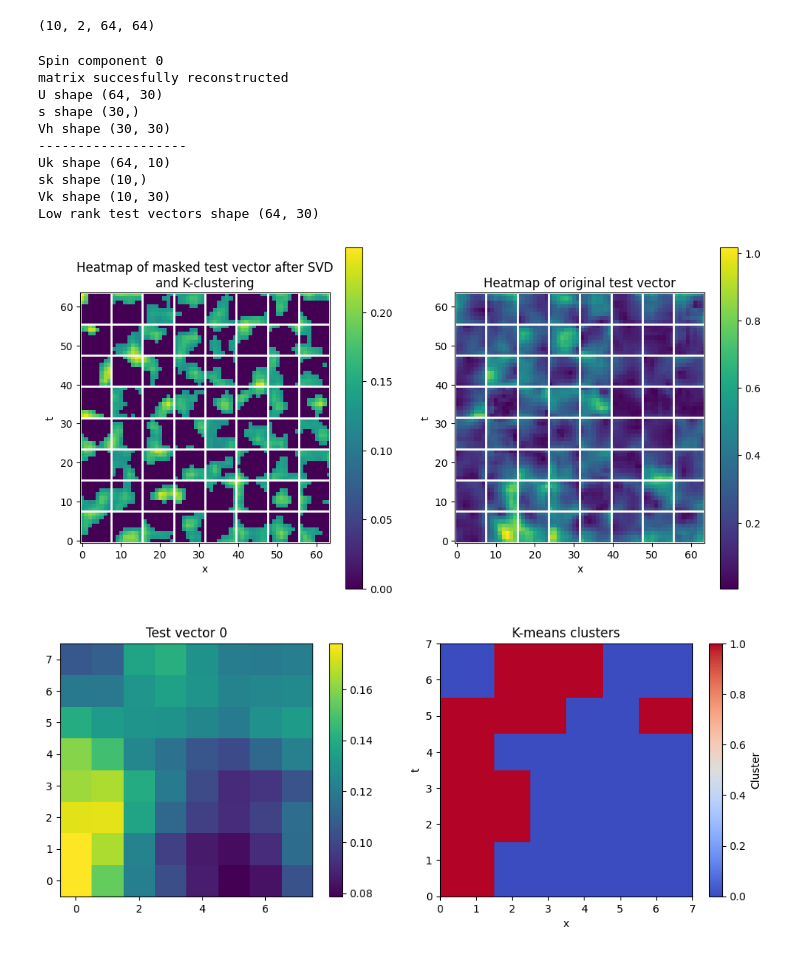
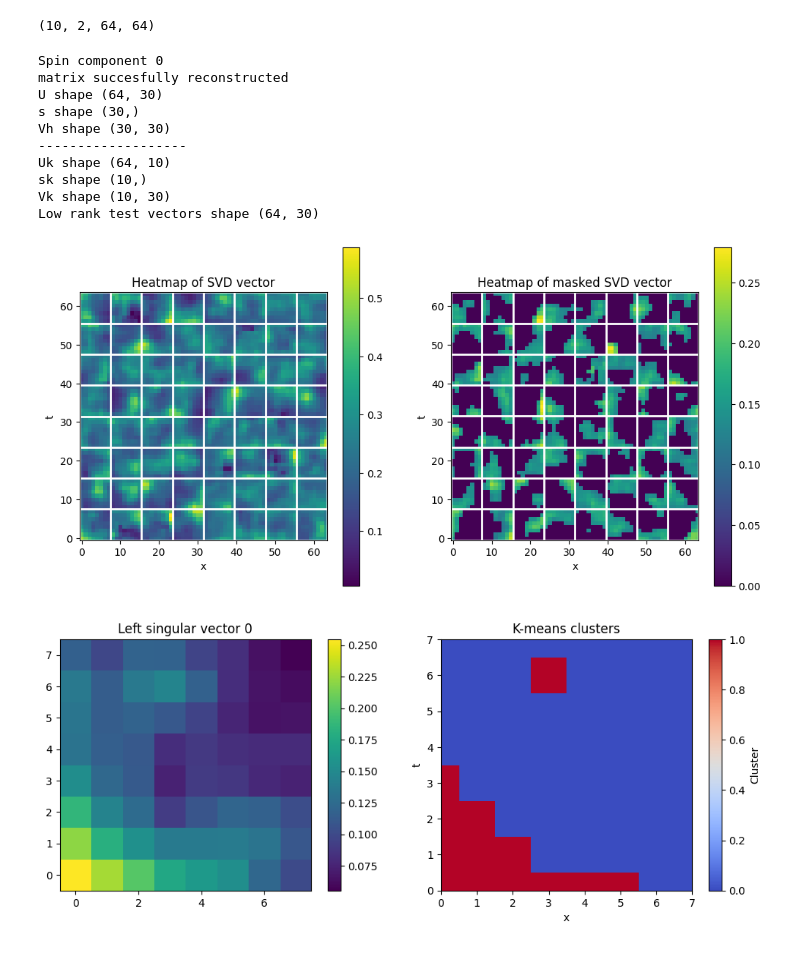
Before and after one commit to JFNCastellanos/TVML, a Jupyter notebook: SVD/SVD.ipynb, the cells around one changed output. Drawn from its saved outputs; the diff is of its cells as text; code cells hidden in the pictures.

Commit message:
figures update

```diff
--- a/SVD/SVD.ipynb
+++ b/SVD/SVD.ipynb
@@ -22,7 +22,7 @@ print("x in range {0} - {1}".format(xini,xfin))
 print("------------------------")
 
 #[2, "m-018", "-01884",0.008], [4, "m-01023","-01023",0.001], [6, "m-0709","-00709",0.001] [beta, m0_folder, m0_str]
-beta, m0_folder ,m0_str, m0_diff = 6, "m-0709","-00709",0.001
+beta, m0_folder ,m0_str, m0_diff = 4, "m-01023","-01023",0.001
 nconf = 0
 NV = 30
 k_rank = 10
@@ -115,58 +115,59 @@ block_size_x = x_elements
 block_size_t = t_elements
 
 fig = plt.figure(figsize=(12, 6))
-ax = plt.subplot(1, 2, 1)
+ax = plt.subplot(1, 2, 2)
 im = ax.imshow(np.abs((masked_test_vectors[tvID,0,:,:])))
 ax.set_xlabel(r"x")
 ax.set_ylabel(r"t")
 ax.set_xlim([0,63])
 ax.set_ylim([0,63])
-ax.set_title("Heatmap of masked test vector after SVD\nand K-clustering")
+ax.set_title("Heatmap of masked SVD vector")
 ax.set_xticks(np.arange(-0.5, Nx, block_size_x), minor=True)
 ax.set_yticks(np.arange(-0.5, Nt, block_size_t), minor=True)
 ax.grid(which='minor', color='white', linewidth=2)
 ax.tick_params(which='minor', bottom=False, left=False)
 ax.figure.colorbar(im, ax=ax)
 
-test_vectors = read_vectors(params_list)
-ax = plt.subplot(1, 2, 2)
-im = ax.imshow(2*np.abs((test_vectors[tvID,0,:,:])))
+#test_vectors = read_vectors(params_list)
+lsv = svd_vectors_full_range(k_rank,block_x,block_t,params_list)
+ax = plt.subplot(1, 2, 1)
+im = ax.imshow(2*np.abs((lsv[tvID,0,:,:])))
 ax.set_xlabel(r"x")
 ax.set_ylabel(r"t")
 ax.set_xlim([0,63])
 ax.set_ylim([0,63])
-ax.set_title("Heatmap of original test vector")
+ax.set_title("Heatmap of SVD vector")
 ax.set_xticks(np.arange(-0.5, Nx, block_size_x), minor=True)
 ax.set_yticks(np.arange(-0.5, Nt, block_size_t), minor=True)
 ax.grid(which='minor', color='white', linewidth=2)
 ax.tick_params(which='minor', bottom=False, left=False)
 ax.figure.colorbar(im, ax=ax)
-#fig.savefig("heatmap_comparison.pdf")
+fig.savefig("heatmap_comparison.pdf")
 
 
 
 blockID = 0
 params_list = [beta, m0_str, m0_folder, nconf, NV, Nx, Nt]
 dtv_spin0, dtv_spin1 = read_and_decompose(blockID,block_x,block_t,params_list)
 print("\nSpin component 0")
 low_rank_tv0 = apply_SVD(dtv_spin0,k_rank)
 #low_rank_tv0 = low_rank_tv0.reshape(t_elements,x_elements,NV);
 low_rank_tv0 = low_rank_tv0.reshape(t_elements,x_elements,k_rank);
 
 xlims = [0,x_elements-1]
 tlims = [0,t_elements-1]
 make_heatmap_and_k_cluster(low_rank_tv0,xlims,tlims,tvID)
 # %% [output]
 Spin component 0
 matrix succesfully reconstructed
 U shape (64, 30)
 s shape (30,)
 Vh shape (30, 30)
 -------------------
 Uk shape (64, 10)
 sk shape (10,)
 Vk shape (10, 30)
 Low rank test vectors shape (64, 30)
-[figure, old version]
+[figure, new version]
-[figure, old version]
+[figure, new version]
 # %%
```
Also changed, not shown: parts of 5 cells of this notebook, 1 other file.
